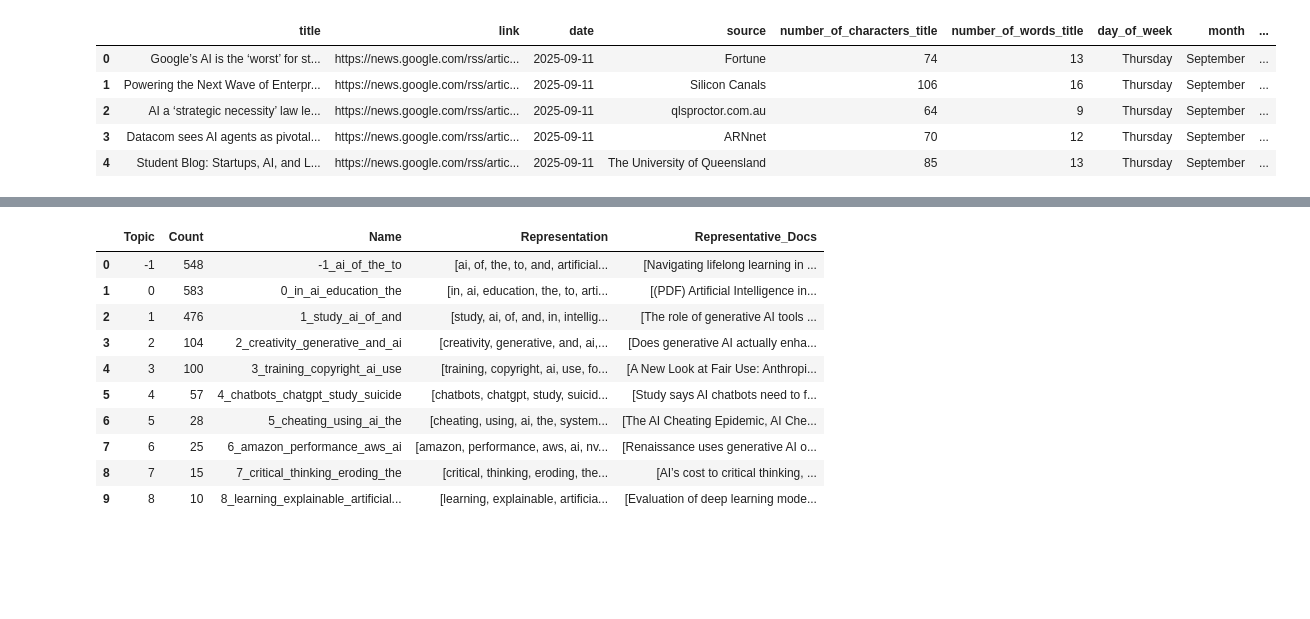
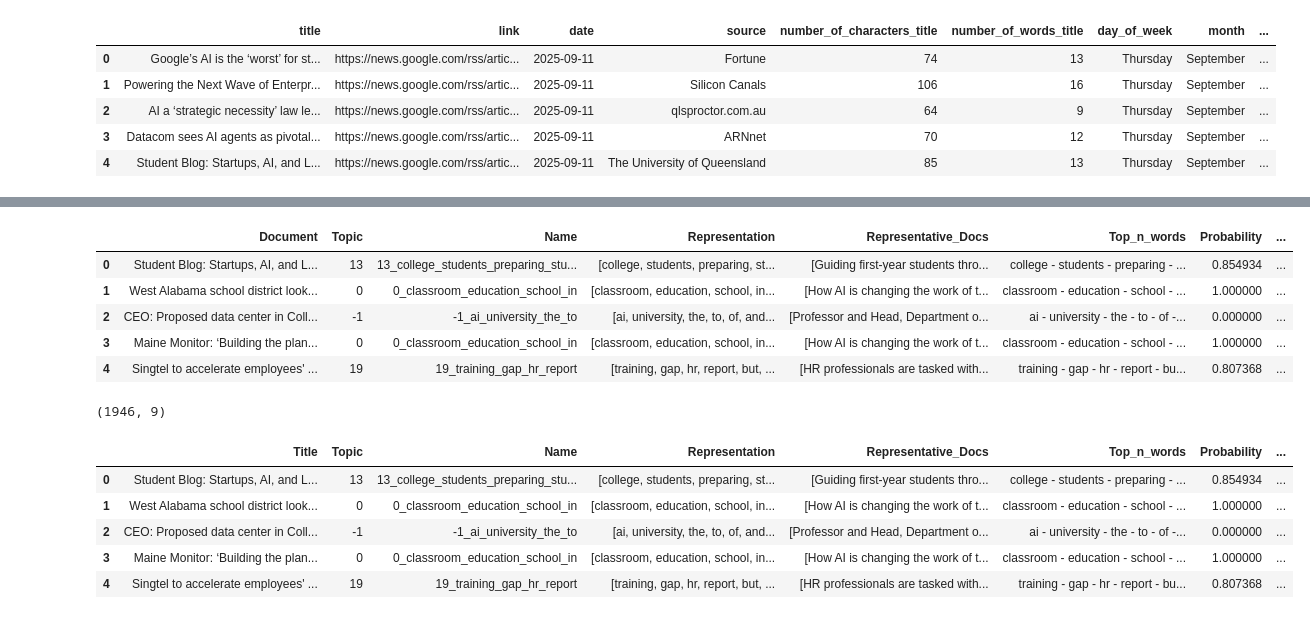
Before and after one commit to nmea002/MNB, a Jupyter notebook: job.ipynb, the cells around one changed output, grey strips where cells are left out. Saved outputs shown, nothing was run; the diff lists cells and outputs as text; code cells hidden in the pictures; blank space fills up the shorter version.

```diff
--- a/job.ipynb
+++ b/job.ipynb
@@ -75,8 +78,0 @@ Representative_Docs is the example documents that best illustrate the topic"""
-# %%
-#Work in progress
-from sentence_transformers import SentenceTransformer
-
-embedding_model = SentenceTransformer('all-MiniLM-L6-v2')
-topic_model = BERTopic(embedding_model=embedding_model)
-topics, probs = topic_model.fit_transform(docs)
-topic_model.get_topic_info()
@@ -101,21 +79,25 @@ topic_model.get_topic_info()
-# %%
-#Work in progress
-from sentence_transformers import SentenceTransformer
-
-embedding_model = SentenceTransformer("all-MiniLM-L6-v2")
-topic_model = BERTopic(embedding_model=embedding_model)
-topics, probs = topic_model.fit_transform(docs)
-topics = topic_model.reduce_topics(docs, nr_topics=10)
-topic_model.get_topic_info()
-# %% [output]
-|  | Topic | Count | Name | Representation | Representative_Docs |
-| 0 | -1 | 548 | -1_ai_of_the_to | [ai, of, the, to, and, artificial... | [Navigating lifelong learning in ... |
-| 1 | 0 | 583 | 0_in_ai_education_the | [in, ai, education, the, to, arti... | [(PDF) Artificial Intelligence in... |
-| 2 | 1 | 476 | 1_study_ai_of_and | [study, ai, of, and, in, intellig... | [The role of generative AI tools ... |
-| 3 | 2 | 104 | 2_creativity_generative_and_ai | [creativity, generative, and, ai,... | [Does generative AI actually enha... |
-| 4 | 3 | 100 | 3_training_copyright_ai_use | [training, copyright, ai, use, fo... | [A New Look at Fair Use: Anthropi... |
-| 5 | 4 | 57 | 4_chatbots_chatgpt_study_suicide | [chatbots, chatgpt, study, suicid... | [Study says AI chatbots need to f... |
-| 6 | 5 | 28 | 5_cheating_using_ai_the | [cheating, using, ai, the, system... | [The AI Cheating Epidemic, AI Che... |
-| 7 | 6 | 25 | 6_amazon_performance_aws_ai | [amazon, performance, aws, ai, nv... | [Renaissance uses generative AI o... |
-| 8 | 7 | 15 | 7_critical_thinking_eroding_the | [critical, thinking, eroding, the... | [AI’s cost to critical thinking, ... |
-| 9 | 8 | 10 | 8_learning_explainable_artificial... | [learning, explainable, artificia... | [Evaluation of deep learning mode... |
+# %%
+docDf = topic_model.get_document_info(docs)
+docDf.head()
+# %% [output]
+|  | Document | Topic | Name | Representation | Representative_Docs | Top_n_words | Probability | ... |
+| 0 | Student Blog: Startups, AI, and L... | 13 | 13_college_students_preparing_stu... | [college, students, preparing, st... | [Guiding first-year students thro... | college - students - preparing - ... | 0.854934 | ... |
+| 1 | West Alabama school district look... | 0 | 0_classroom_education_school_in | [classroom, education, school, in... | [How AI is changing the work of t... | classroom - education - school - ... | 1.000000 | ... |
+| 2 | CEO: Proposed data center in Coll... | -1 | -1_ai_university_the_to | [ai, university, the, to, of, and... | [Professor and Head, Department o... | ai - university - the - to - of -... | 0.000000 | ... |
+| 3 | Maine Monitor: ‘Building the plan... | 0 | 0_classroom_education_school_in | [classroom, education, school, in... | [How AI is changing the work of t... | classroom - education - school - ... | 1.000000 | ... |
+| 4 | Singtel to accelerate employees' ... | 19 | 19_training_gap_hr_report | [training, gap, hr, report, but, ... | [HR professionals are tasked with... | training - gap - hr - report - bu... | 0.807368 | ... |
+# %%
+linksTitles = keyData[['link', 'title']]
+merged = pd.merge(docDf, linksTitles, how='inner', left_on='Document', right_on='title')
+merged = merged.drop(columns=["title"])
+merged = merged.rename(columns={"Document": "Title"})
+print(merged.shape)
+merged.head()
+# %% [output]
+(1946, 9)
+|  | Title | Topic | Name | Representation | Representative_Docs | Top_n_words | Probability | ... |
+| 0 | Student Blog: Startups, AI, and L... | 13 | 13_college_students_preparing_stu... | [college, students, preparing, st... | [Guiding first-year students thro... | college - students - preparing - ... | 0.854934 | ... |
+| 1 | West Alabama school district look... | 0 | 0_classroom_education_school_in | [classroom, education, school, in... | [How AI is changing the work of t... | classroom - education - school - ... | 1.000000 | ... |
+| 2 | CEO: Proposed data center in Coll... | -1 | -1_ai_university_the_to | [ai, university, the, to, of, and... | [Professor and Head, Department o... | ai - university - the - to - of -... | 0.000000 | ... |
+| 3 | Maine Monitor: ‘Building the plan... | 0 | 0_classroom_education_school_in | [classroom, education, school, in... | [How AI is changing the work of t... | classroom - education - school - ... | 1.000000 | ... |
+| 4 | Singtel to accelerate employees' ... | 19 | 19_training_gap_hr_report | [training, gap, hr, report, but, ... | [HR professionals are tasked with... | training - gap - hr - report - bu... | 0.807368 | ... |
```
Also changed, not shown: parts of 8 cells of this notebook.
